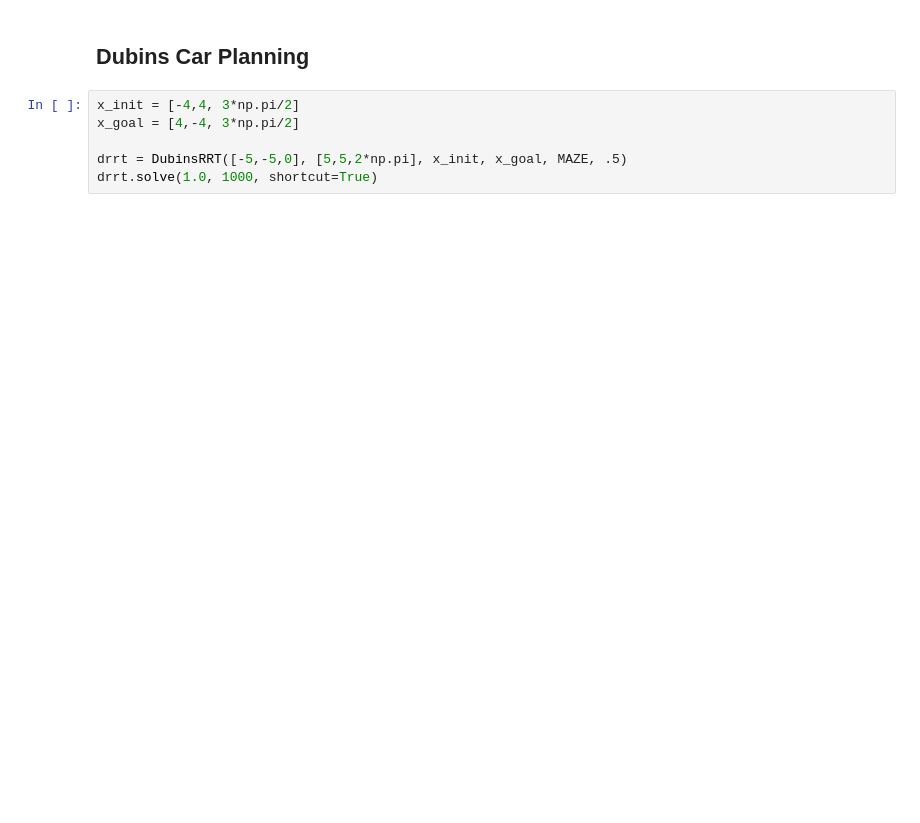
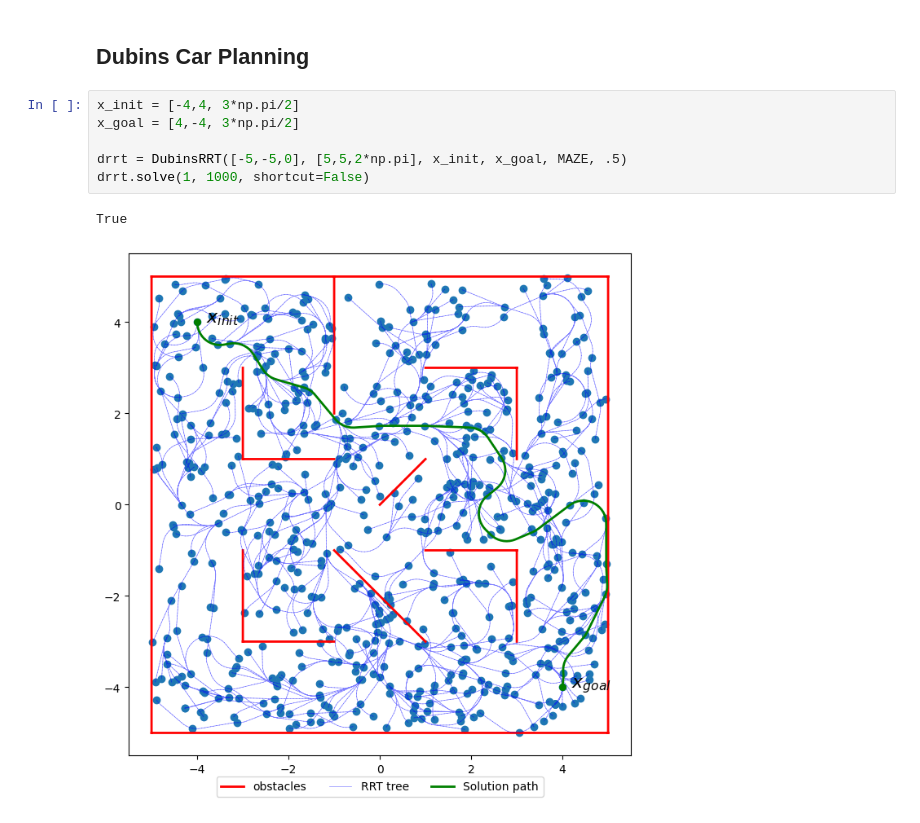
Before and after one commit to Rendok/stanford-aa274a-F22, a Jupyter notebook: HW2/sim_rrt.ipynb, the cells around one changed output. Saved outputs shown, nothing was run; the diff lists cells and outputs as text; blank space fills up the shorter version.

```diff
--- a/HW2/sim_rrt.ipynb
+++ b/HW2/sim_rrt.ipynb
@@ -49,6 +55,9 @@ grrt.solve(1.0, 2000, shortcut=True)
 # %%
 x_init = [-4,4, 3*np.pi/2]
 x_goal = [4,-4, 3*np.pi/2]
 
 drrt = DubinsRRT([-5,-5,0], [5,5,2*np.pi], x_init, x_goal, MAZE, .5)
-drrt.solve(1.0, 1000, shortcut=True)
+drrt.solve(1, 1000, shortcut=False)
+# %% [output]
+True
+[figure, added]
```
Also changed, not shown: parts of 2 cells of this notebook, 10 other files.
